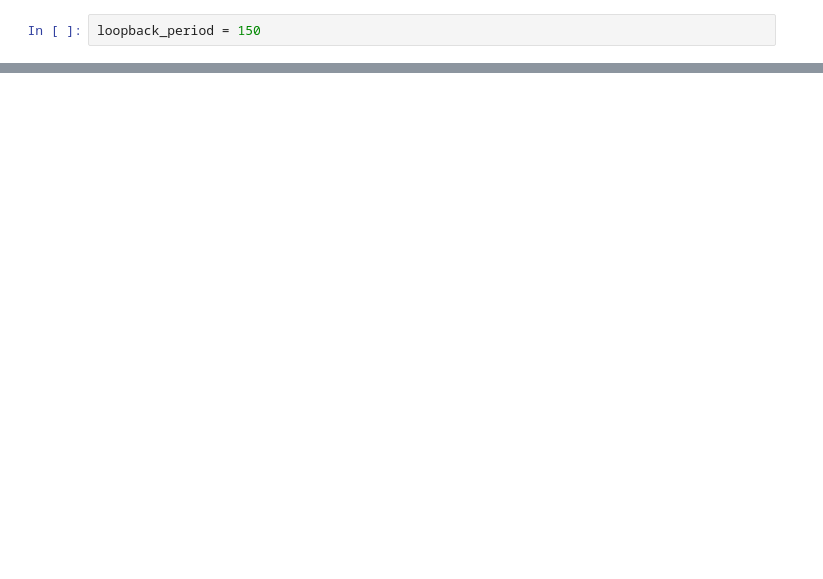
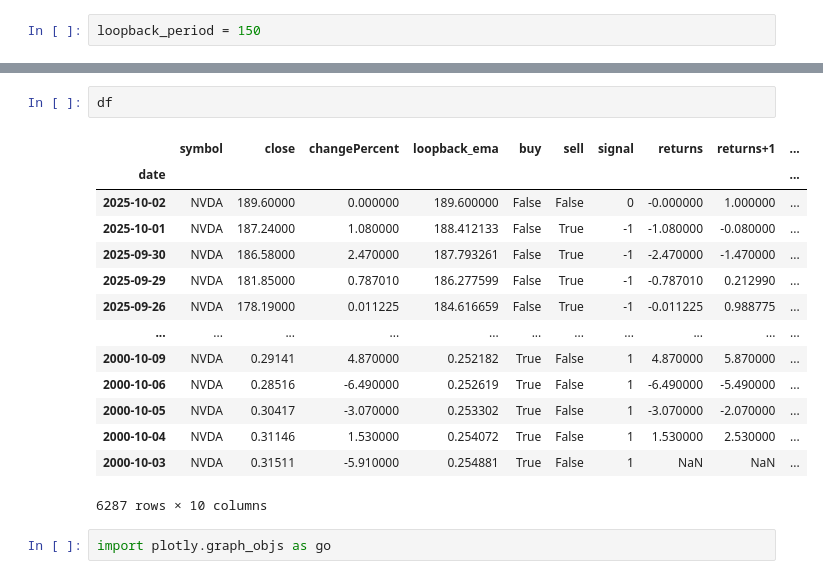
Before and after one commit to shaliniscode/stock_analysis, a Jupyter notebook: Absolute Momentum.ipynb, the cells around one changed output, grey strips where cells are left out. Cells and saved outputs as stored; diff of their text form; blank space fills up the shorter version.

```diff
--- a/Absolute Momentum.ipynb
+++ b/Absolute Momentum.ipynb
@@ -122,0 +148,19 @@ df.head(5)
+# %%
+df
+# %% [output]
+|  | symbol | close | changePercent | loopback_ema | buy | sell | signal | returns | returns+1 | ... |
+| date |  |  |  |  |  |  |  |  |  | ... |
+| 2025-10-02 | NVDA | 189.60000 | 0.000000 | 189.600000 | False | False | 0 | -0.000000 | 1.000000 | ... |
+| 2025-10-01 | NVDA | 187.24000 | 1.080000 | 188.412133 | False | True | -1 | -1.080000 | -0.080000 | ... |
+| 2025-09-30 | NVDA | 186.58000 | 2.470000 | 187.793261 | False | True | -1 | -2.470000 | -1.470000 | ... |
+| 2025-09-29 | NVDA | 181.85000 | 0.787010 | 186.277599 | False | True | -1 | -0.787010 | 0.212990 | ... |
+| 2025-09-26 | NVDA | 178.19000 | 0.011225 | 184.616659 | False | True | -1 | -0.011225 | 0.988775 | ... |
+| ... | ... | ... | ... | ... | ... | ... | ... | ... | ... | ... |
+| 2000-10-09 | NVDA | 0.29141 | 4.870000 | 0.252182 | True | False | 1 | 4.870000 | 5.870000 | ... |
+| 2000-10-06 | NVDA | 0.28516 | -6.490000 | 0.252619 | True | False | 1 | -6.490000 | -5.490000 | ... |
+| 2000-10-05 | NVDA | 0.30417 | -3.070000 | 0.253302 | True | False | 1 | -3.070000 | -2.070000 | ... |
+| 2000-10-04 | NVDA | 0.31146 | 1.530000 | 0.254072 | True | False | 1 | 1.530000 | 2.530000 | ... |
+| 2000-10-03 | NVDA | 0.31511 | -5.910000 | 0.254881 | True | False | 1 | NaN | NaN | ... |
+6287 rows × 10 columns
+# %%
+import plotly.graph_objs as go
```
Also changed, not shown: parts of 9 cells of this notebook, 1 other file.
